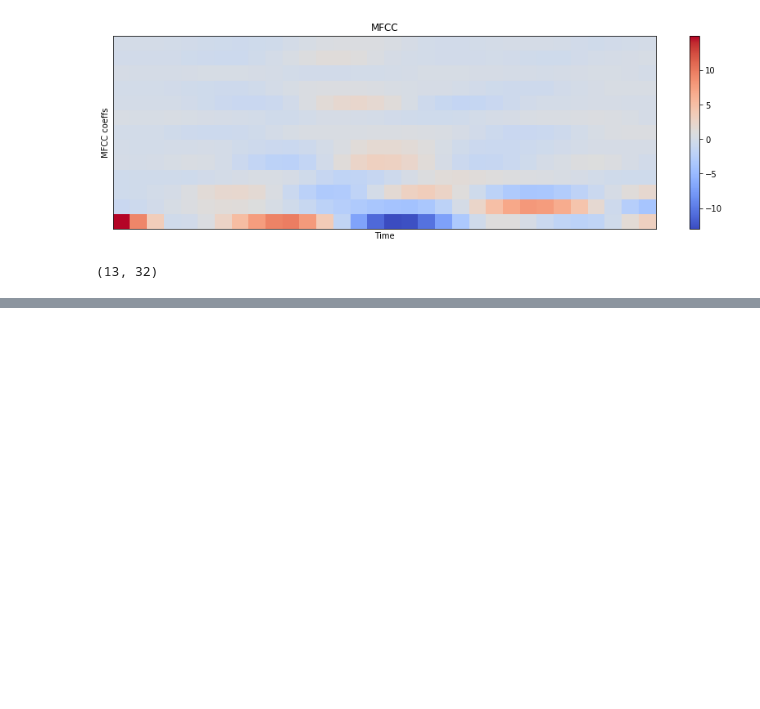
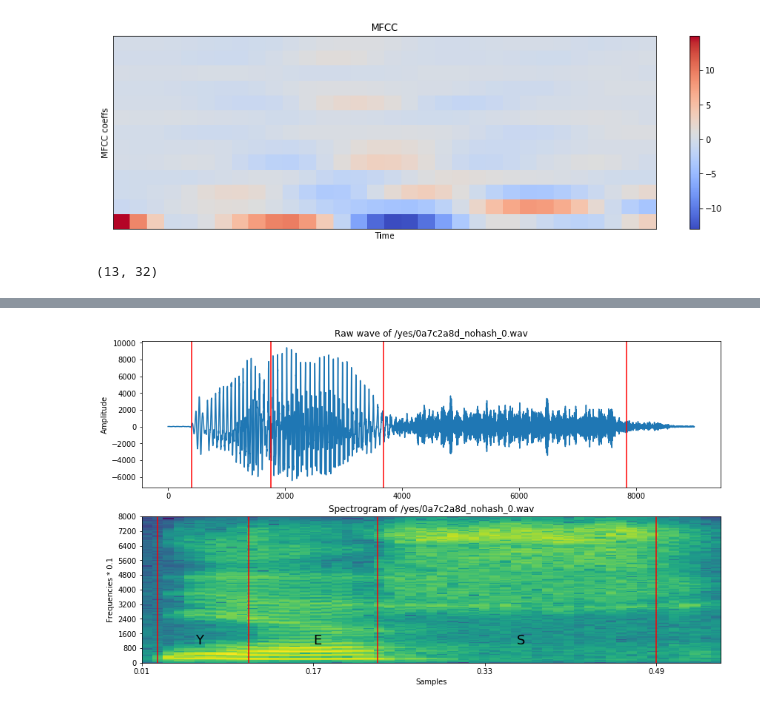
Before and after one commit to ronjian/tensorflow-speech-recognition-challenge, a Jupyter notebook: wave_data_explorer.ipynb, the cells around one changed output, grey strips where cells are left out. Saved outputs shown, nothing was run; the diff lists cells and outputs as text; code cells hidden in the pictures; blank space fills up the shorter version.

Commit message:
spectrogram_train

```diff
--- a/wave_data_explorer.ipynb
+++ b/wave_data_explorer.ipynb
@@ -136,0 +128,3 @@ py.iplot(fig)
+# %%
+samples_cut = samples[4000:13000]
+ipd.Audio(samples_cut, rate=sample_rate)
@@ -136,0 +133,27 @@ py.iplot(fig)
+# %%
+freqs, times, spectrogram_cut = log_specgram(samples_cut, sample_rate)
+
+fig = plt.figure(figsize=(14, 8))
+ax1 = fig.add_subplot(211)
+ax1.set_title('Raw wave of ' + filename)
+ax1.set_ylabel('Amplitude')
+ax1.plot(samples_cut)
+
+ax2 = fig.add_subplot(212)
+ax2.set_title('Spectrogram of ' + filename)
+ax2.set_ylabel('Frequencies * 0.1')
+ax2.set_xlabel('Samples')
+ax2.imshow(spectrogram_cut.T, aspect='auto', origin='lower',
+           extent=[times.min(), times.max(), freqs.min(), freqs.max()])
+ax2.set_yticks(freqs[::16])
+ax2.set_xticks(times[::16])
+ax2.text(0.06, 1000, 'Y', fontsize=18)
+ax2.text(0.17, 1000, 'E', fontsize=18)
+ax2.text(0.36, 1000, 'S', fontsize=18)
+
+xcoords = [0.025, 0.11, 0.23, 0.49]
+for xc in xcoords:
+    ax1.axvline(x=xc*16000, c='r')
+    ax2.axvline(x=xc, c='r')
+# %% [output]
+[figure, added]
```
Also changed, not shown: parts of 35 cells of this notebook, 2 other files.
